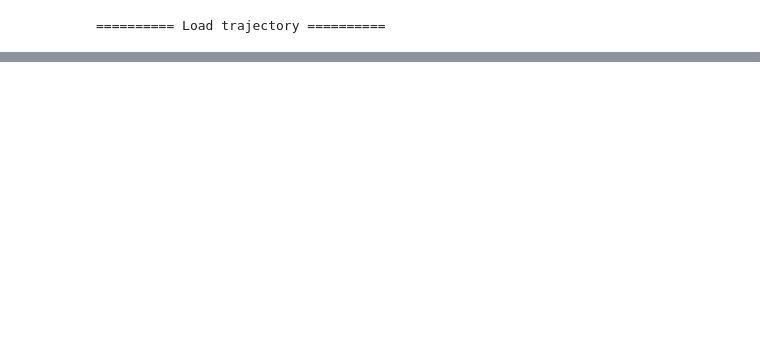
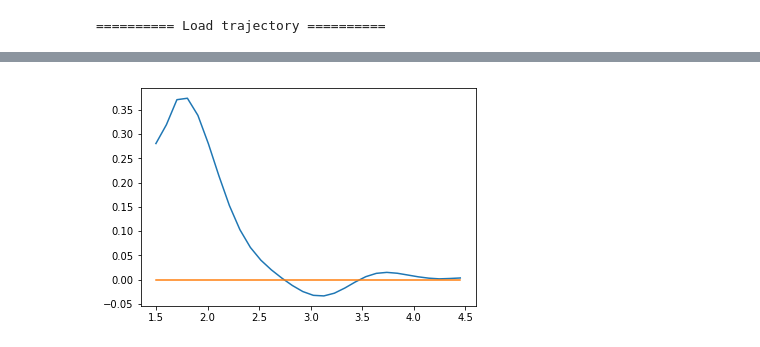
Before and after one commit to kcl-tscm/mff, a Jupyter notebook: test_Fe_vac.ipynb, the cells around one changed output, grey strips where cells are left out. Saved outputs shown, nothing was run; the diff lists cells and outputs as text; code cells hidden in the pictures; blank space fills up the shorter version.

```diff
--- a/test_Fe_vac.ipynb
+++ b/test_Fe_vac.ipynb
@@ -68,0 +71,6 @@ plt.plot(rs, -grid_data_1_1)
+# %%
+plt.plot(rs, np.gradient(grid_data_1_1, axis=0))
+plt.plot(rs, np.zeros_like(rs))
+plt.show()
+# %% [output]
+[figure, added]
```
Also changed, not shown: parts of 5 cells of this notebook, 1 other file.
